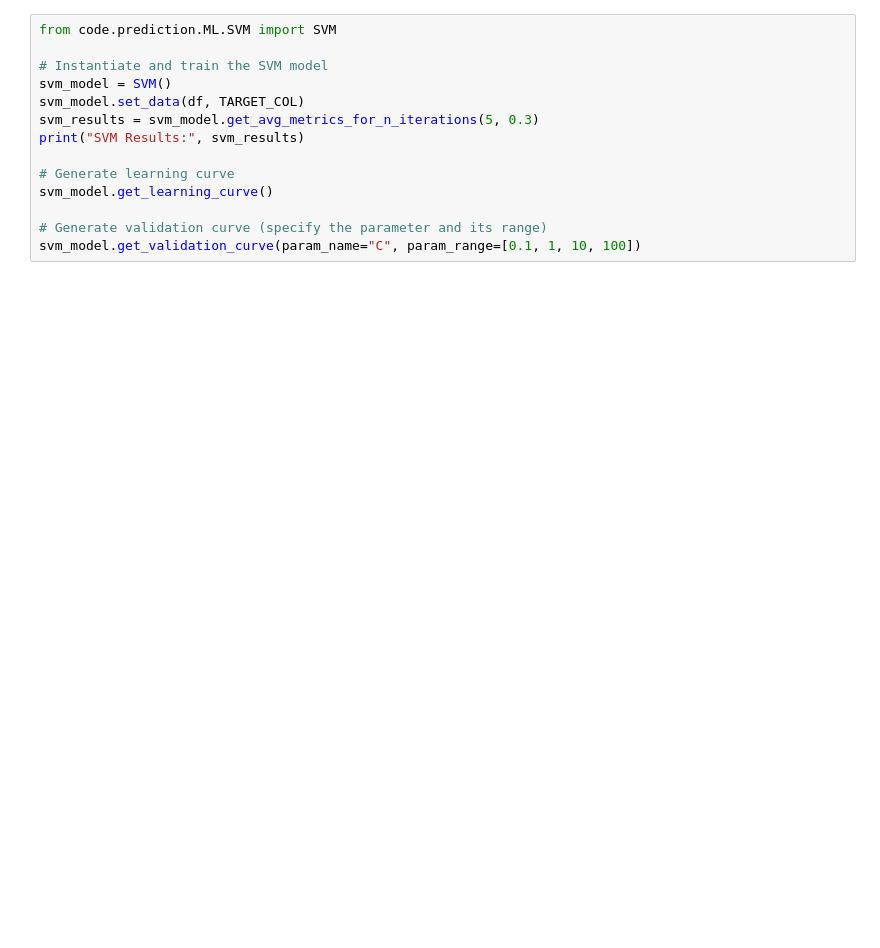
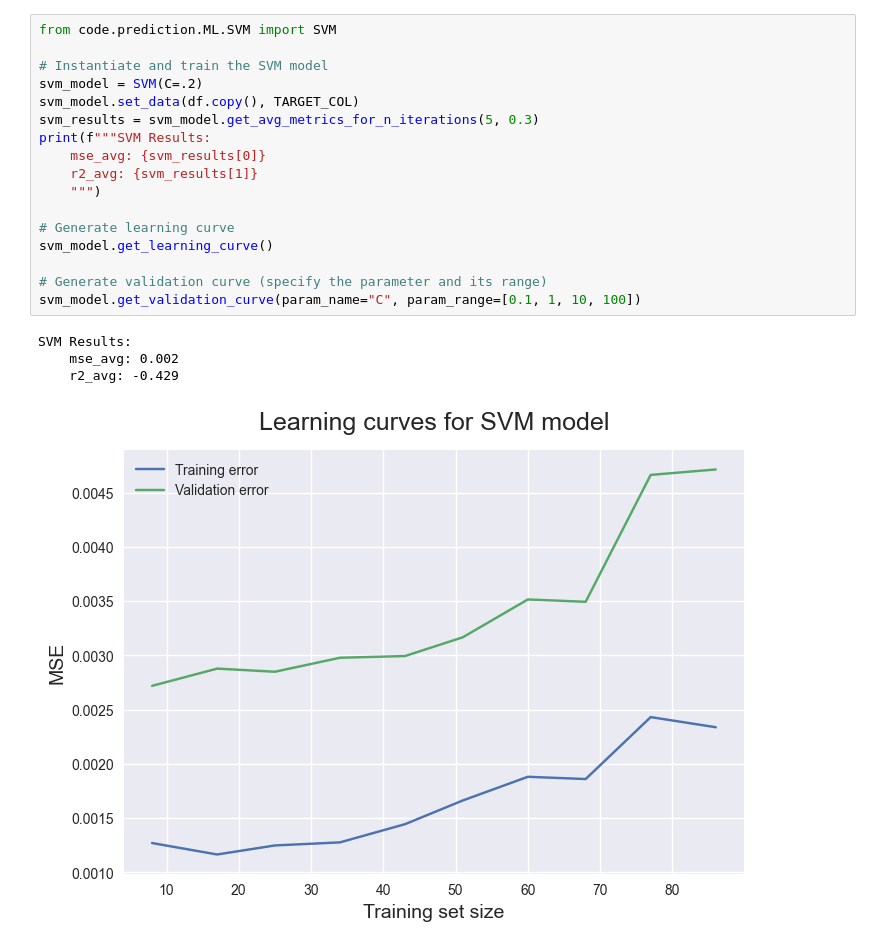
Before and after one commit to dkStephanos/3pp-predictions, a Jupyter notebook: prediction.ipynb, the cells around one changed output. Saved outputs shown, nothing was run; the diff lists cells and outputs as text; blank space fills up the shorter version.

```diff
--- a/prediction.ipynb
+++ b/prediction.ipynb
@@ -34,14 +50,22 @@ linear_regression_model.get_learning_curve()
 # %%
 from code.prediction.ML.SVM import SVM
 
 # Instantiate and train the SVM model
-svm_model = SVM()
-svm_model.set_data(df, TARGET_COL)
+svm_model = SVM(C=.2)
+svm_model.set_data(df.copy(), TARGET_COL)
 svm_results = svm_model.get_avg_metrics_for_n_iterations(5, 0.3)
-print("SVM Results:", svm_results)
+print(f"""SVM Results:
+    mse_avg: {svm_results[0]}
+    r2_avg: {svm_results[1]}
+    """)
 
 # Generate learning curve
 svm_model.get_learning_curve()
 
 # Generate validation curve (specify the parameter and its range)
 svm_model.get_validation_curve(param_name="C", param_range=[0.1, 1, 10, 100])
+# %% [output]
+SVM Results:
+    mse_avg: 0.002
+    r2_avg: -0.429
+[figure, added]
```
Also changed, not shown: parts of 4 cells of this notebook.
